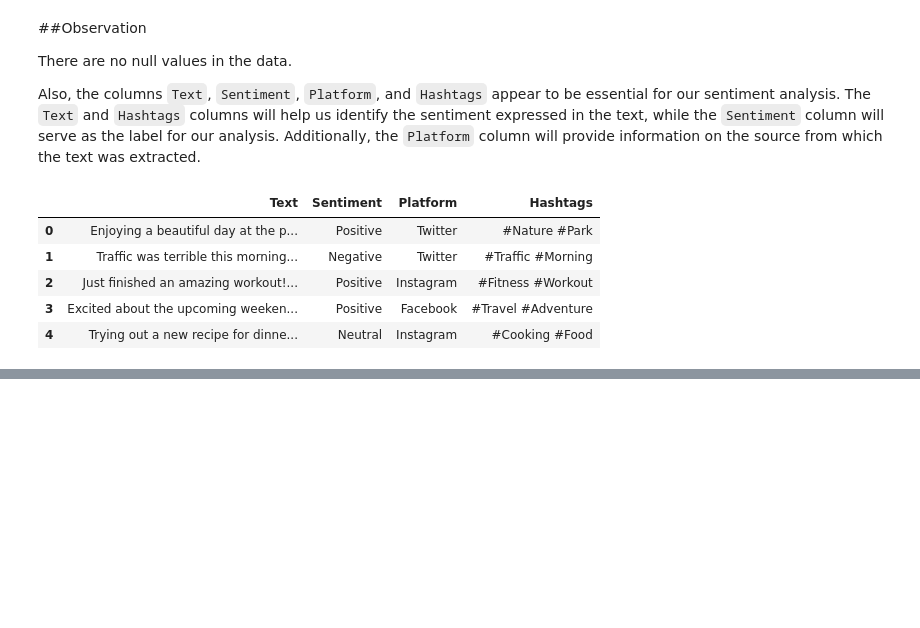
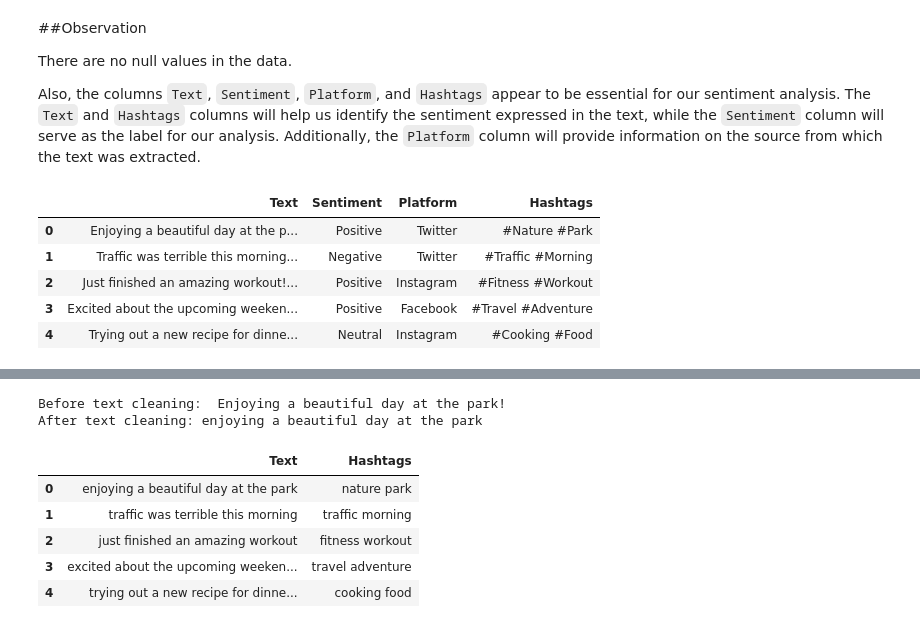
Before and after one commit to nishantsnaik/Machine-Learning, a Jupyter notebook: NLP/Sentiment_Analysis.ipynb, the cells around one changed output, grey strips where cells are left out. Cells and saved outputs as stored; diff of their text form; code cells hidden in the pictures; blank space fills up the shorter version.

```diff
--- a/NLP/Sentiment_Analysis.ipynb
+++ b/NLP/Sentiment_Analysis.ipynb
@@ -213,0 +331,34 @@ sentiment_data.head()
+# %%
+def clean_text(text):
+    # Remove white space
+    text = ' '.join(text.strip().split())
+    #conver to lower case
+    text = text.lower()
+    # Remove special characters, numbers, and punctuation
+    # Remove special characters, numbers, and punctuation
+    text = re.sub(r'[^\w\s]', '', text)  # Remove punctuation and special characters
+    text = re.sub(r'\d+', '', text)      # Remove numbers
+
+    return text
+# %%
+print(f"Before text cleaning: {sentiment_data['Text'].iloc[0]}")
+print(f"After text cleaning: {clean_text(sentiment_data['Text'].iloc[0])}")
+# %% [output]
+Before text cleaning:  Enjoying a beautiful day at the park!
+After text cleaning: enjoying a beautiful day at the park
+# %%
+# Apply the clean_text function to the 'Text' column
+sentiment_data['Text'] = sentiment_data['Text'].apply(clean_text)
+
+# Apply the clean_text function to the 'Hashtags' column
+sentiment_data['Hashtags'] = sentiment_data['Hashtags'].apply(clean_text)
+# %%
+# Display the first few rows of the 'Text' and 'Hashtags' columns
+sentiment_data[['Text','Hashtags']].head()
+# %% [output]
+|  | Text | Hashtags |
+| 0 | enjoying a beautiful day at the park | nature park |
+| 1 | traffic was terrible this morning | traffic morning |
+| 2 | just finished an amazing workout | fitness workout |
+| 3 | excited about the upcoming weeken... | travel adventure |
+| 4 | trying out a new recipe for dinne... | cooking food |
```
Also changed, not shown: parts of 40 cells of this notebook.
